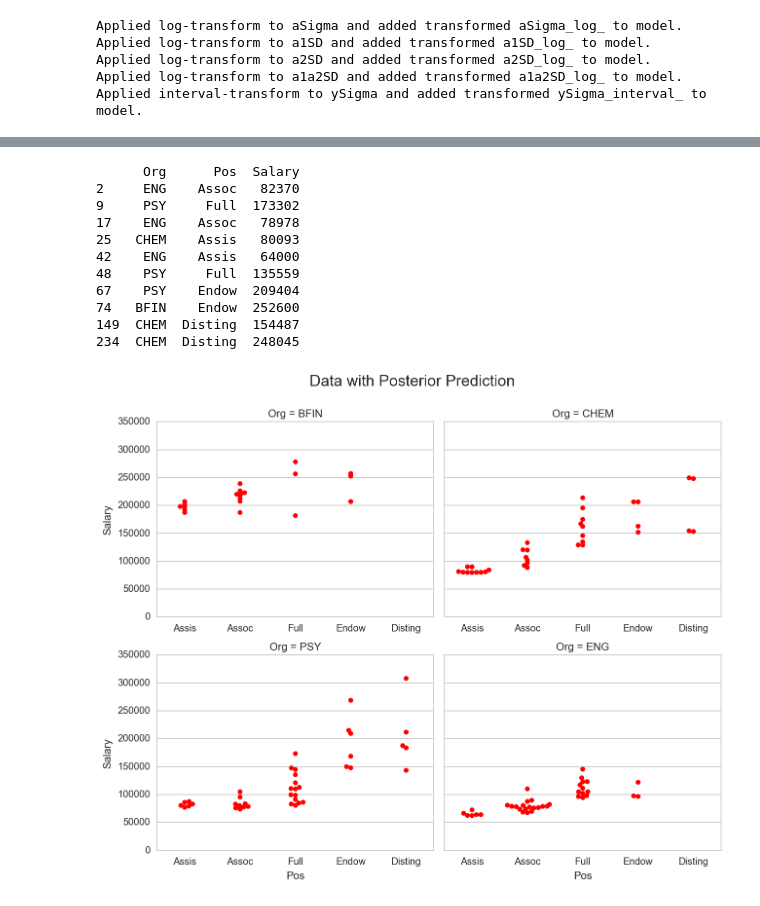
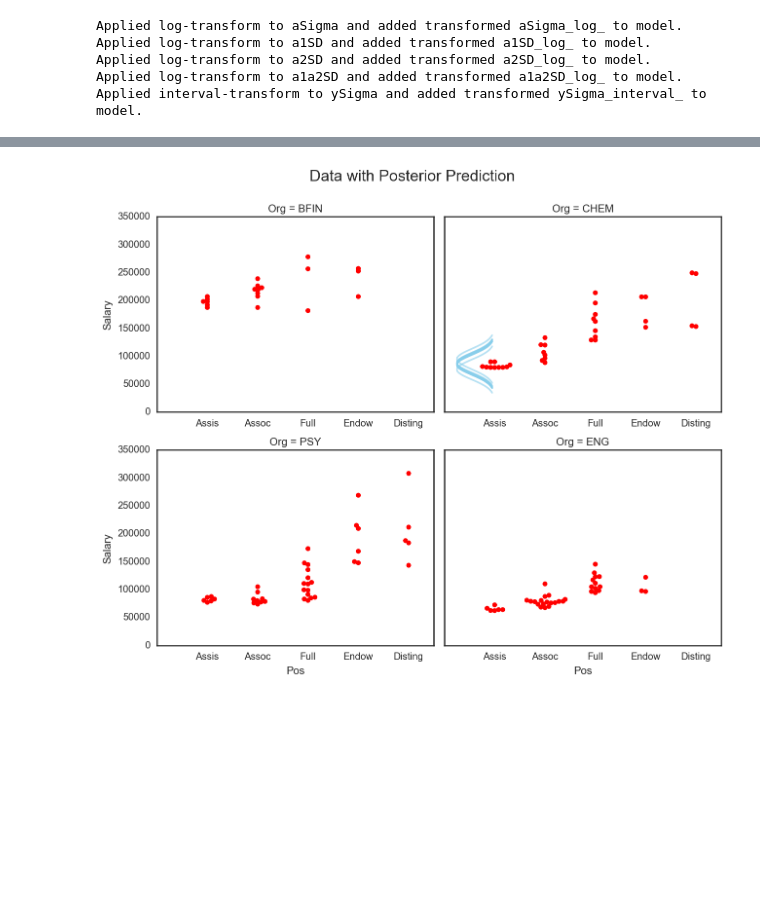
Before and after one commit to JWarmenhoven/DBDA-python, a Jupyter notebook: Notebooks/Chapter 20.ipynb, the cells around one changed output, grey strips where cells are left out. Cells and saved outputs as stored; diff of their text form; code cells hidden in the pictures; blank space fills up the shorter version.

```diff
--- a/Notebooks/Chapter 20.ipynb
+++ b/Notebooks/Chapter 20.ipynb
@@ -18,7 +18,7 @@ pd.set_option('display.notebook_repr_html', False)
 
 %matplotlib inline
 %config InlineBackend.figure_formats = {'retina',}
-plt.style.use('seaborn-whitegrid')
+plt.style.use('seaborn-white')
 
 color = '#87ceeb'
 # %%
@@ -127,6 +127,12 @@ x2 = df.Org.cat.codes.values
 Nx2Lvl = len(df.Org.cat.categories)
 
 agammaShRa = gammaShRaFromModeSD(ySD/2 , 2*ySD)
+
+###
+m = tt.as_tensor_variable(np.zeros((Nx1Lvl,Nx2Lvl)))
+#b1b2 = np.zeros_like(m)
+###
+
 
 with pmc.Model() as model1:
 
@@ -145,11 +151,15 @@ with pmc.Model() as model1:
     like = pmc.Normal('y', mu, tau=1/ySigma**2, observed=y)
 
     # Convert a0,a1[],a2[],a1a2[,] to sum-to-zero b0,b1[],b2[],b1b2[,] :
-    #m = pmc.Deterministic('m', a0 + a1 + a2 + a1a2)
-    #b0 = pmc.Deterministic('b0', tt.mean(m))
-    #b1 = pmc.Deterministic('b1', m - b0)
-    #b2 = pmc.Deterministic('b2', m - b0)
-    #b1b2 = pmc.Deterministic('b1b2', m - (b0 + b1 + b2))
+    for (j1,j2) in np.ndindex(Nx1Lvl,Nx2Lvl):
+        tt.set_subtensor(m[j1,j2],  pmc.Deterministic('m', a0 + a1[j1] + a2[j2] + a1a2[j1,j2]))
+
+#    b0 = pmc.Deterministic('b0', tt.mean(m))
+#    b1 = pmc.Deterministic('b1', tt.mean(m, axis=1) - b0)
+#    b2 = pmc.Deterministic('b2', tt.mean(m, axis=0) - b0)
+
+#    for (j1,j2) in np.ndindex(Nx1Lvl,Nx2Lvl):
+#        b1b2 = pmc.Deterministic('b1b2', m[j1,j2] - (b0 + b1[j1] + b2[j2]))
 # %% [output]
 Applied log-transform to aSigma and added transformed aSigma_log_ to model.
 Applied log-transform to a1SD and added transformed a1SD_log_ to model.
@@ -164,25 +220,23 @@ pmc.df_summary(trace1, varnames=['a1a2']).iloc[110:]
 # %%
+burnin = 200
+dis = (trace1['a0'][burnin:]+
+       trace1['a1'][burnin:,0]+
+       trace1['a2'][burnin:,12]+
+       trace1['a1a2'][burnin:,0,12])
+scale = trace1['ySigma'][burnin:]
+
 # Figure 20.8 in the book shows the Salary data for four of the sixty departments.
 # Let's create the subset for plotting.
 subset_org = ['BFIN', 'CHEM', 'PSY', 'ENG']
 subset_df = df[df.Org.isin(subset_org)]
-subset_df.groupby('Pos').head(2)
+
+fg = sns.FacetGrid(subset_df, col='Org', col_order=subset_org,
+                   col_wrap=2, size=3.5, aspect=1.3, despine=False, sharex=False)
+fg.map(sns.swarmplot, 'Pos', 'Salary', data=subset_df, color='r')
+fg.fig.suptitle('Data with Posterior Prediction', y=1.05, fontsize=16)
+for ax in fg.axes:
+    ax.set_xlim(xmin=-1)
+
+plot_mustache(dis, scale, 0, ax=fg.axes[1])
 # %% [output]
-      Org      Pos  Salary
-2     ENG    Assoc   82370
-9     PSY     Full  173302
-17    ENG    Assoc   78978
-25   CHEM    Assis   80093
-42    ENG    Assis   64000
-48    PSY     Full  135559
-67    PSY    Endow  209404
-74   BFIN    Endow  252600
-149  CHEM  Disting  154487
-234  CHEM  Disting  248045
+[figure, added]
-# %%
-fg = sns.FacetGrid(subset_df, col='Org', col_order=subset_org,
-                   col_wrap=2, size=3.5, aspect=1.3, despine=False, sharex=False)
-fg.map(sns.swarmplot, 'Pos', 'Salary', data=subset_df, color='r')
-fg.fig.suptitle('Data with Posterior Prediction', y=1.05, fontsize=16);
-# %% [output]
-[figure, removed]
```
Also changed, not shown: parts of 7 cells of this notebook.
